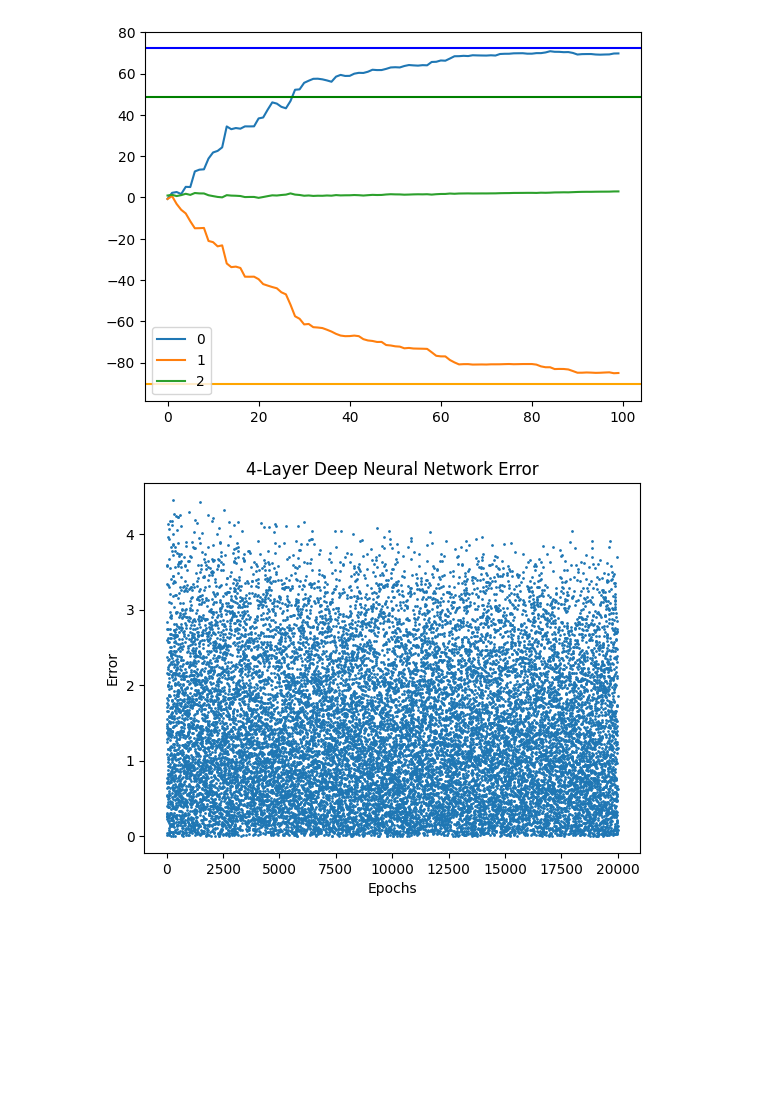
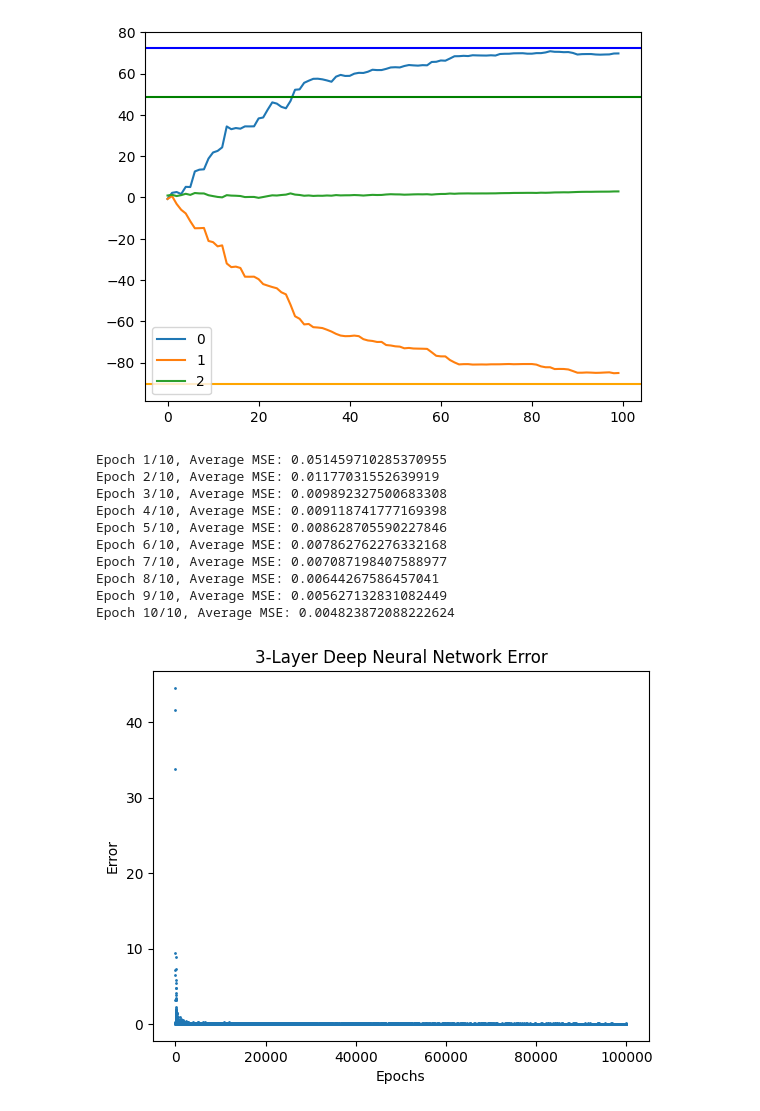
Before and after one commit to jtang25/NeuralNetwork, a Jupyter notebook: test.ipynb, the cells around one changed output. Saved outputs shown, nothing was run; the diff lists cells and outputs as text; code cells hidden in the pictures; blank space fills up the shorter version.

```diff
--- a/test.ipynb
+++ b/test.ipynb
@@ -212,23 +212,37 @@ class Model:
             error.append((self.forward_pass(X[x])[0]-y[x])**2)
         return error
 # %%
+import numpy as np
+import matplotlib as plt
+from Dense_Layer import *
+from Output_Layer import *
+from Neuron import *
 from Model import *
 
 model = Model(Layers=[
-    Dense_Layer(input_shape=2,output_shape=4, activation_func="relu"),
-    Dense_Layer(input_shape=4,output_shape=4, activation_func="relu"),
-    Dense_Layer(input_shape=4,output_shape=4, activation_func="relu"),
-    Output_Layer(input_shape=4,output_shape=1)
+    Dense_Layer(input_shape=1,output_shape=5, activation_func="relu"),
+    Dense_Layer(input_shape=5,output_shape=5, activation_func="relu"),
+    Output_Layer(input_shape=5,output_shape=1)
 ])
 
-X = np.random.uniform(-1, 1, size=(20000, 2))
-y = [2*X[x][0]+-2*X[x][1]-1 for x in range(len(X))]
+X = np.random.uniform(-1, 1, size=(10000, 1))
+y = 2 * X**2 + 3 * X + 4
 
-error = model.fit(X,y,learning_rate=0.0001)
-plt.scatter(range(len(error)),error, s=1)
+error = model.fit(X, y, learning_rate=0.05, epochs=10)
+plt.scatter(range(len(error)), error, s=1)
 plt.xlabel("Epochs")
 plt.ylabel("Error")
 plt.title("{layers}-Layer Deep Neural Network Error".format(layers=len(model.get_Layers())))
 plt.show()
 # %% [output]
+Epoch 1/10, Average MSE: 0.051459710285370955
+Epoch 2/10, Average MSE: 0.01177031552639919
+Epoch 3/10, Average MSE: 0.009892327500683308
+Epoch 4/10, Average MSE: 0.009118741777169398
+Epoch 5/10, Average MSE: 0.008628705590227846
+Epoch 6/10, Average MSE: 0.007862762276332168
+Epoch 7/10, Average MSE: 0.007087198407588977
+Epoch 8/10, Average MSE: 0.00644267586457041
+Epoch 9/10, Average MSE: 0.005627132831082449
+Epoch 10/10, Average MSE: 0.004823872088222624
-[figure, old version]
+[figure, new version]
```
Also changed, not shown: parts of 13 cells of this notebook, 2 other files.
